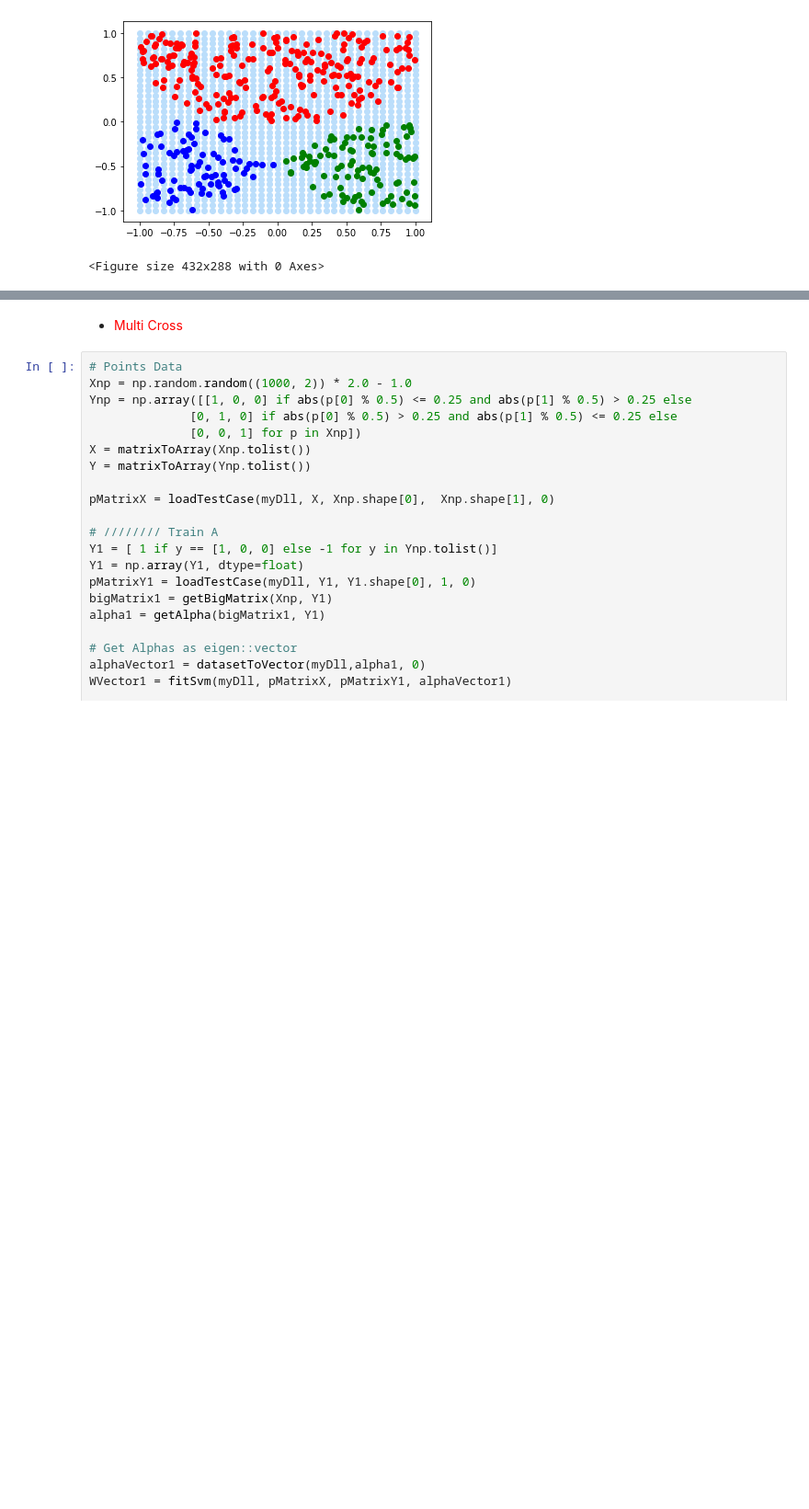
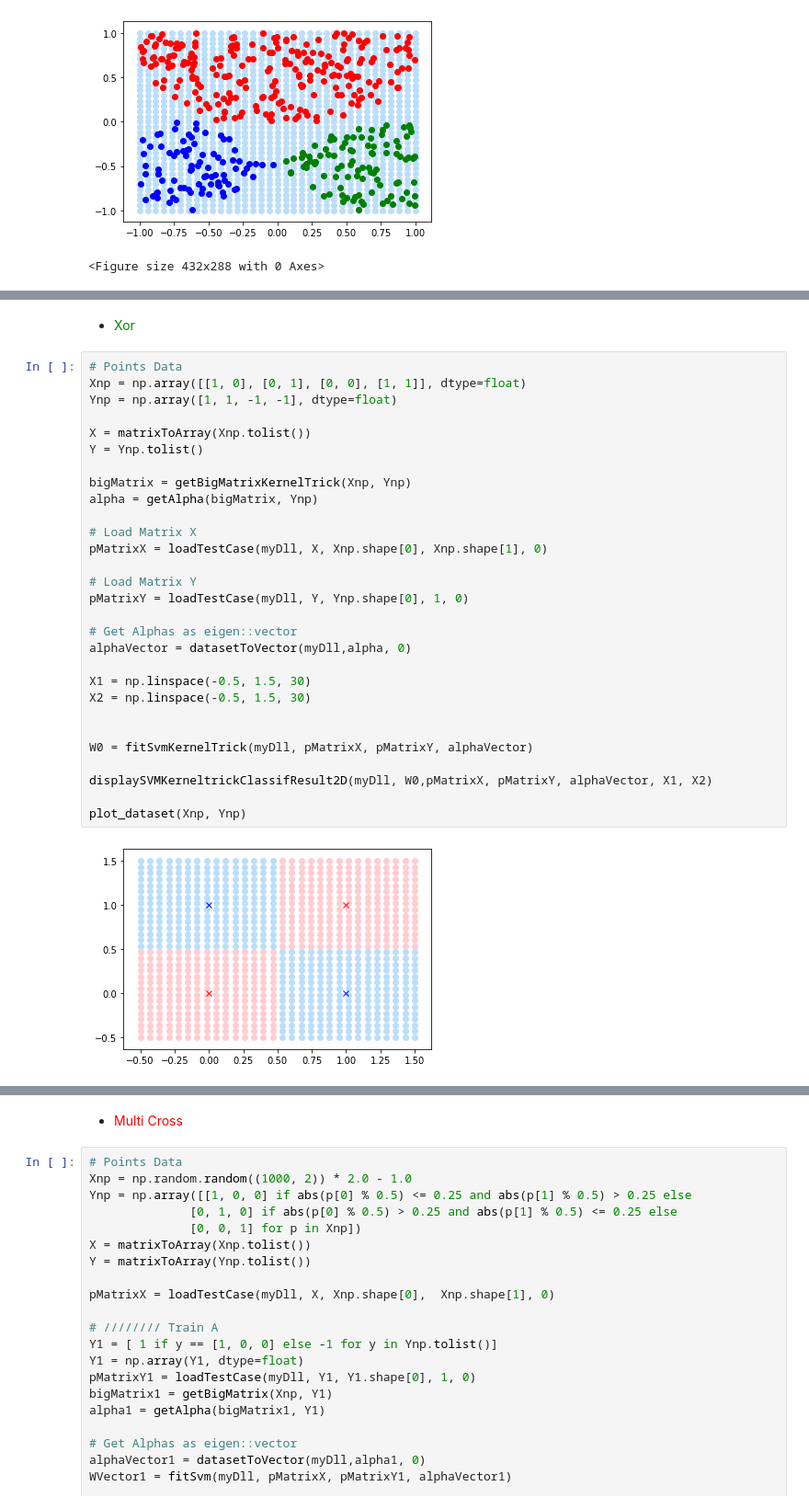
Before and after one commit to HadarakDev/ProjetAnnuel3IBD, a Jupyter notebook: projet/python/jupyter/testSvm.ipynb, the cells around one changed output, grey strips where cells are left out. Shown at 92% size. Drawn from its saved outputs; the diff is of its cells as text; blank space fills up the shorter version.

```diff
--- a/projet/python/jupyter/testSvm.ipynb
+++ b/projet/python/jupyter/testSvm.ipynb
@@ -185 +217,34 @@ plt.clf()
+# %% [markdown]
+- <font color=green>Xor</font>
+# %%
+# Points Data
+Xnp = np.array([[1, 0], [0, 1], [0, 0], [1, 1]], dtype=float)
+Ynp = np.array([1, 1, -1, -1], dtype=float)
+
+X = matrixToArray(Xnp.tolist())
+Y = Ynp.tolist()
+
+bigMatrix = getBigMatrixKernelTrick(Xnp, Ynp)
+alpha = getAlpha(bigMatrix, Ynp)
+
+# Load Matrix X
+pMatrixX = loadTestCase(myDll, X, Xnp.shape[0], Xnp.shape[1], 0)
+
+# Load Matrix Y
+pMatrixY = loadTestCase(myDll, Y, Ynp.shape[0], 1, 0)
+
+# Get Alphas as eigen::vector
+alphaVector = datasetToVector(myDll,alpha, 0)
+
+X1 = np.linspace(-0.5, 1.5, 30)
+X2 = np.linspace(-0.5, 1.5, 30)
+
+
+W0 = fitSvmKernelTrick(myDll, pMatrixX, pMatrixY, alphaVector)
+
+displaySVMKerneltrickClassifResult2D(myDll, W0,pMatrixX, pMatrixY, alphaVector, X1, X2)
+
+plot_dataset(Xnp, Ynp)
+# %% [output]
+[figure, added]
 # %% [markdown]
```
Also changed, not shown: parts of 7 cells of this notebook, 2 other files.
